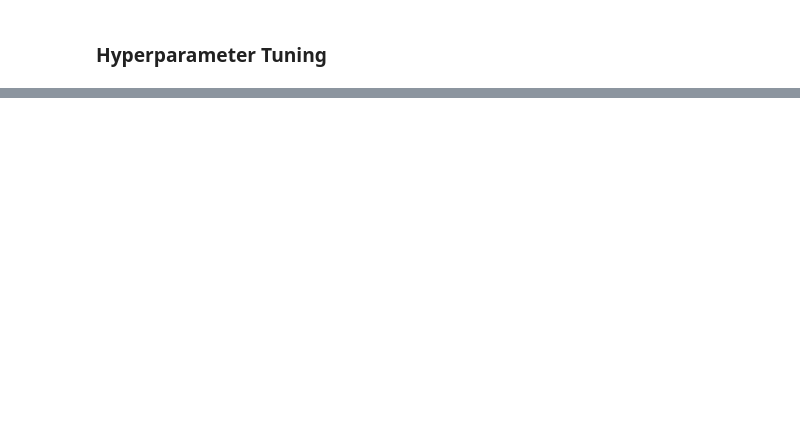
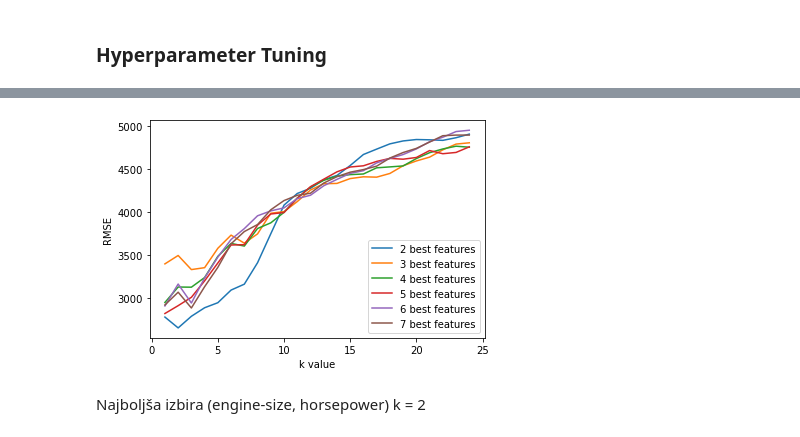
Before and after one commit to icta-tecaji/python-machine-learning-public, a Jupyter notebook: 04_Strojno_ucenje_k_nearest_neighbors/04_Strojno_ucenje_k_nearest_neighbors_okt_2020.ipynb, the cells around one changed output, grey strips where cells are left out. Saved outputs shown, nothing was run; the diff lists cells and outputs as text; code cells hidden in the pictures; blank space fills up the shorter version.

```diff
--- a/04_Strojno_ucenje_k_nearest_neighbors/04_Strojno_ucenje_k_nearest_neighbors_okt_2020.ipynb
+++ b/04_Strojno_ucenje_k_nearest_neighbors/04_Strojno_ucenje_k_nearest_neighbors_okt_2020.ipynb
@@ -806,0 +1283,10 @@ from sklearn.metrics import mean_squared_error
+# %%
+feature_avg_rmse = {}
+
+for k, v in k_rmse_results.items():
+    avg_rmse = np.mean(list(v.values()))
+    feature_avg_rmse[k] = avg_rmse
+
+series_avg_rmse = pd.Series(feature_avg_rmse)
+sorted_series_avg_rmse = series_avg_rmse.sort_values()
+print(sorted_series_avg_rmse)
@@ -806,0 +1309,2 @@ from sklearn.metrics import mean_squared_error
+# %%
+sorted_features = sorted_series_avg_rmse.index
@@ -806,0 +1318,7 @@ from sklearn.metrics import mean_squared_error
+# %%
+k_rmse_results = {}
+
+for nr_best_feats in range(2,9):
+    k_rmse_results[f'{nr_best_feats} best features'] = knn_train_test(sorted_features[:nr_best_feats], 'price', numeric_cars)
+
+k_rmse_results
@@ -808,0 +1368,7 @@ from sklearn.metrics import mean_squared_error
+# %%
+k_rmse_results = {}
+
+for nr_best_feats in range(2,8):
+    k_rmse_results[f'{nr_best_feats} best features'] = knn_train_test(sorted_features[:nr_best_feats], 'price', numeric_cars)
+
+k_rmse_results
@@ -808,0 +1393,14 @@ from sklearn.metrics import mean_squared_error
+# %%
+for k,v in k_rmse_results.items():
+    x = list(v.keys())
+    y = list(v.values())
+    plt.plot(x,y, label=f"{k}")
+
+plt.xlabel('k value')
+plt.ylabel('RMSE')
+plt.legend()
+plt.show()
+# %% [output]
+[figure, added]
+# %% [markdown]
+Najboljša izbira (engine-size, horsepower) k = 2
```
Also changed, not shown: parts of 62 cells of this notebook, 1 other file.
